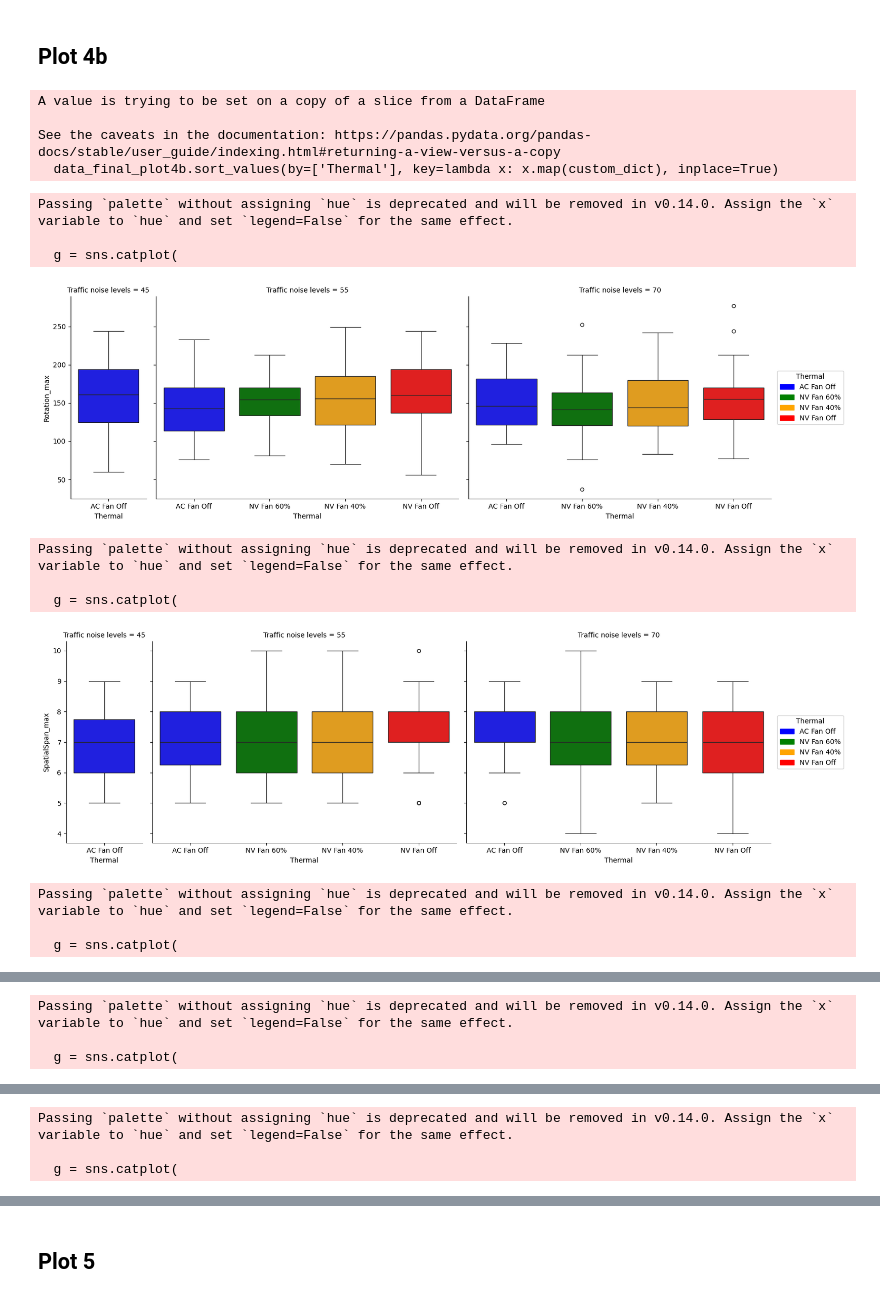
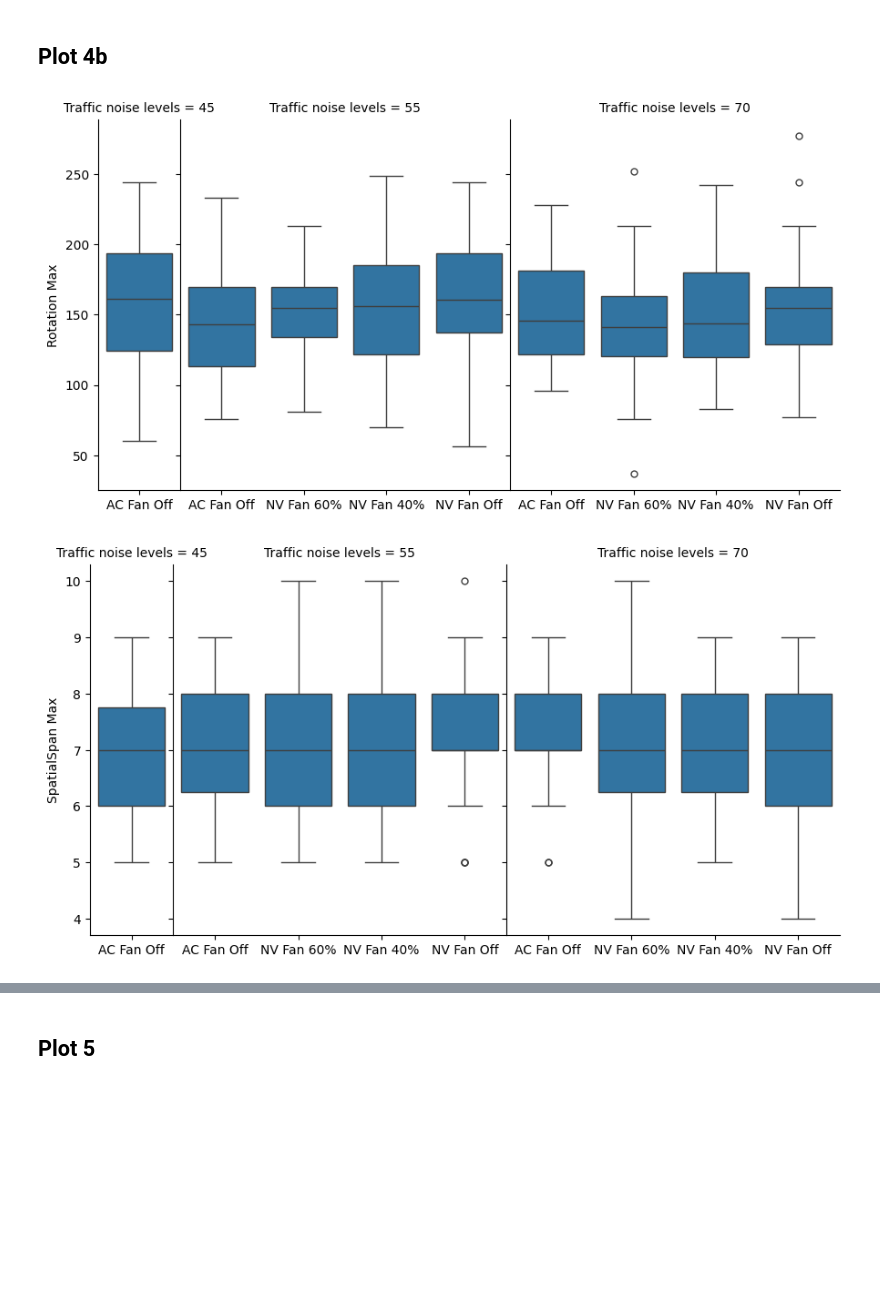
Before and after one commit to afifhrz/cognitive_learning, a Jupyter notebook: 9_plotting_report/main.ipynb, the cells around one changed output, grey strips where cells are left out. Drawn from its saved outputs; the diff is of its cells as text; code cells hidden in the pictures; blank space fills up the shorter version.

Commit message:
adjustment percentage plot

```diff
--- a/9_plotting_report/main.ipynb
+++ b/9_plotting_report/main.ipynb
@@ -285,53 +285,41 @@ for item in sb_y:
 ## Plot 4b
 # %%
 sb_y = ["Rotation_max", "SpatialSpan_max", "DoubleTrouble_max", "FeatureMatch_max","SET"]
-data_final_plot4b = data_master[['Traffic noise levels', 'Thermal']+sb_y]
+sb_y_labels = ["Rotation Max", "SpatialSpan Max", "DoubleTrouble Max", "FeatureMatch Max","SET"]
+data_final_plot4b = data_master[['Traffic noise levels', 'Thermal']+sb_y].copy()
 custom_dict = {'AC':1, 'NV fan 5':2, 'NV fan 3':3,'NV fan 0':4,}
 data_final_plot4b.sort_values(by=['Thermal'], key=lambda x: x.map(custom_dict), inplace=True)
 data_final_plot4b.reset_index(inplace=True)
-# %% [output]
-A value is trying to be set on a copy of a slice from a DataFrame
-
-See the caveats in the documentation: https://pandas.pydata.org/pandas-docs/stable/user_guide/indexing.html#returning-a-view-versus-a-copy
-  data_final_plot4b.sort_values(by=['Thermal'], key=lambda x: x.map(custom_dict), inplace=True)
 # %%
 import matplotlib.pyplot as plt
-import matplotlib.patches as mpatches
+# import matplotlib.patches as mpatches
 
-blue_patch = mpatches.Patch(color='blue', label="AC Fan Off")
-green_patch = mpatches.Patch(color='green', label="NV Fan 60%")
-orange_patch = mpatches.Patch(color='orange', label="NV Fan 40%")
-red_patch = mpatches.Patch(color='red', label="NV Fan Off")
+# blue_patch = mpatches.Patch(color='blue', label="AC Fan Off")
+# green_patch = mpatches.Patch(color='green', label="NV Fan 60%")
+# orange_patch = mpatches.Patch(color='orange', label="NV Fan 40%")
+# red_patch = mpatches.Patch(color='red', label="NV Fan Off")
 
-for item in sb_y:
+for i, item in enumerate(sb_y):
     g = sns.catplot(
         data=data_final_plot4b,
         x='Thermal',
         y=item,
-        col='Traffic noise levels', kind='box',
-        palette=sns.color_palette(['blue','green','orange','red']),
+        col='Traffic noise levels', kind='box', aspect=0.6,
+        # palette=sns.color_palette(['blue','green','orange','red']),
         facet_kws={'gridspec_kws':{'width_ratios': [1, 4, 4]}},
         sharex=False,
         legend=False
     )
     for id, ax in enumerate(g.axes_dict.items()):
-    #     print(id)
         if id == 0:
             ax[1].set_xticklabels(["AC Fan Off"])
         else:
             ax[1].set_xticklabels(["AC Fan Off","NV Fan 60%", "NV Fan 40%", "NV Fan Off"])
-
-    plt.legend(title='Thermal', loc='center right', labels=["AC Fan Off","NV Fan 60%", "NV Fan 40%", "NV Fan Off"], bbox_to_anchor=(1.25,.5), handles=[blue_patch, green_patch, orange_patch, red_patch])
+    g.set_axis_labels("", sb_y_labels[i])
+    # plt.legend(title='Thermal', loc='center right', labels=["AC Fan Off","NV Fan 60%", "NV Fan 40%", "NV Fan Off"], bbox_to_anchor=(1.25,.5), handles=[blue_patch, green_patch, orange_patch, red_patch])
+    plt.subplots_adjust(wspace=0)
+    # plt.yticks(ticks = [10,20,30,40,50,60,70,80,90,100], labels=['10%','20%','30%','40%','50%','60%','70%','80%','90%','100%'])
     plt.show(g)
 # %% [output]
-Passing `palette` without assigning `hue` is deprecated and will be removed in v0.14.0. Assign the `x` variable to `hue` and set `legend=False` for the same effect.
-
-  g = sns.catplot(
-[figure, old version]
+[figure, new version]
-Passing `palette` without assigning `hue` is deprecated and will be removed in v0.14.0. Assign the `x` variable to `hue` and set `legend=False` for the same effect.
-
-  g = sns.catplot(
-[figure, old version]
+[figure, new version]
-Passing `palette` without assigning `hue` is deprecated and will be removed in v0.14.0. Assign the `x` variable to `hue` and set `legend=False` for the same effect.
-
-  g = sns.catplot(
@@ -339,3 +326,0 @@ Passing `palette` without assigning `hue` is deprecated and will be removed in v
-Passing `palette` without assigning `hue` is deprecated and will be removed in v0.14.0. Assign the `x` variable to `hue` and set `legend=False` for the same effect.
-
-  g = sns.catplot(
@@ -343,3 +327,0 @@ Passing `palette` without assigning `hue` is deprecated and will be removed in v
-Passing `palette` without assigning `hue` is deprecated and will be removed in v0.14.0. Assign the `x` variable to `hue` and set `legend=False` for the same effect.
-
-  g = sns.catplot(
```
Also changed, not shown: parts of 6 cells of this notebook.
